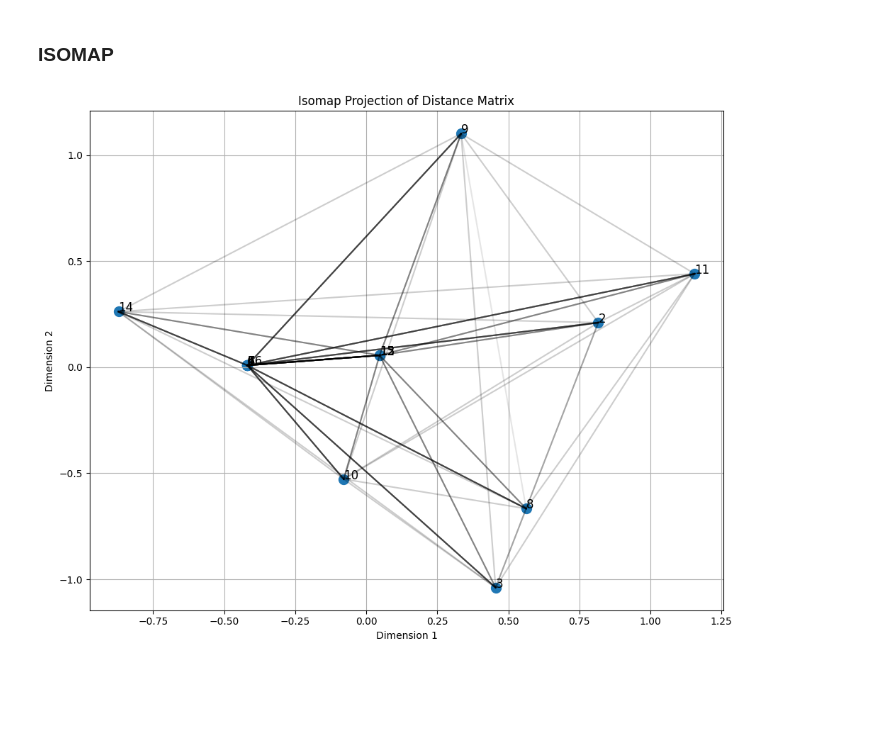
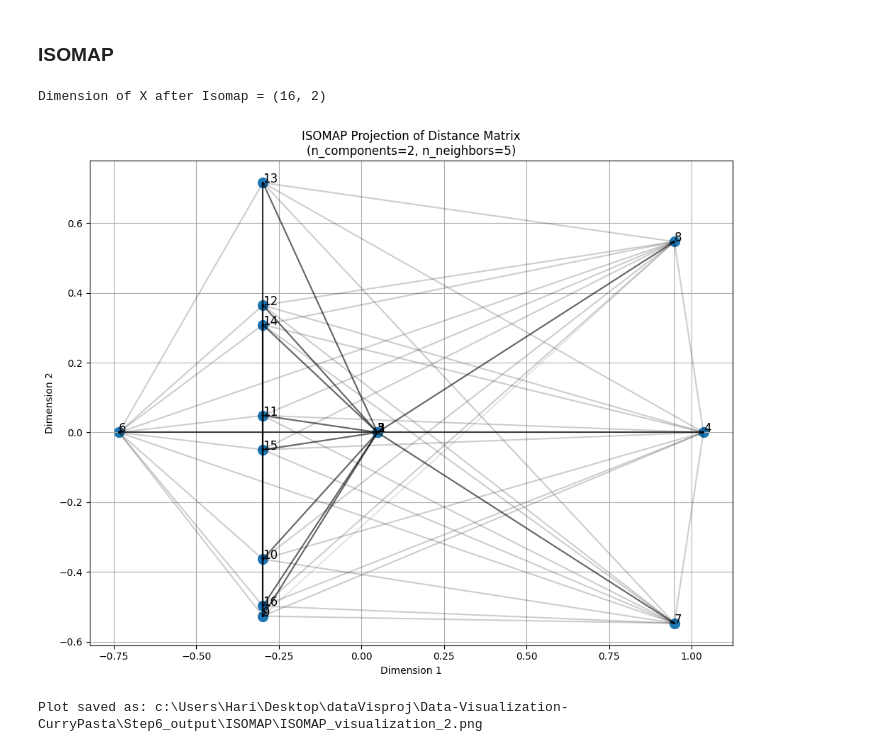
Before and after one commit to Prat2420/Data-Visualization-CurryPasta, a Jupyter notebook: Notebooks/Step_6_v1.ipynb, the cells around one changed output. Drawn from its saved outputs; the diff is of its cells as text; code cells hidden in the pictures; blank space fills up the shorter version.

Commit message:
saving and comparing the output

```diff
--- a/Notebooks/Step_6_v1.ipynb
+++ b/Notebooks/Step_6_v1.ipynb
@@ -475,6 +497,22 @@ plt.show()
 # %% [markdown]
 ### ISOMAP
 # %%
+# Ensure distance matrix is a numpy array
+distance_matrix_np = np.array(distance_matrix)
+
+# Create Isomap object
+isomap = Isomap(
+    n_components=2,          # Reduce to 2 dimensions
+    metric='precomputed',    # Indicate we're using a precomputed distance matrix
+    n_neighbors=5            # Number of neighbors to consider for each point
+)
+
+# Apply Isomap to the distance matrix
+isomap_results = isomap.fit_transform(distance_matrix_np)
+print('Dimension of X after Isomap =', isomap_results.shape)
+
+# Get ISOMAP parameters for the title
+isomap_params = f"n_components={isomap.n_components}, n_neighbors={isomap.n_neighbors}"
 
 # Visualize the results
 plt.figure(figsize=(10, 8))
@@ -483,32 +521,55 @@ plt.scatter(isomap_results[:, 0], isomap_results[:, 1], s=100)
 # add edges
 for edge in edges:
     source, target, _ = edge
     source = source.strip('"')
     target = target.strip('"')
 
     # Get the indices of the source and target nodes
     source_idx = node_ids.index(source)
     target_idx = node_ids.index(target)
 
     # Get the coordinates of the source and target nodes
     source_coords = isomap_results[source_idx]
     target_coords = isomap_results[target_idx]
 
     # Plot the edge
     plt.plot([source_coords[0], target_coords[0]], [source_coords[1], target_coords[1]], 'k-', alpha=0.1)
 
 # Add labels for each point
 for i in range(len(isomap_results)):
     node_label = str(i+1)  # Adjust if you have actual node IDs
     plt.annotate(node_label,
                 (isomap_results[i, 0], isomap_results[i, 1]),
                 fontsize=12)
 
-plt.title('Isomap Projection of Distance Matrix')
+plt.title(f'ISOMAP Projection of Distance Matrix\n({isomap_params})')
 plt.xlabel('Dimension 1')
 plt.ylabel('Dimension 2')
 plt.grid(True)
 plt.tight_layout()
+# Define the output path
+parent_dir = os.path.dirname(os.getcwd())
+mds_output_dir = os.path.join(parent_dir, "Step6_output", "ISOMAP")
+
+# Function to get next available file number
+def get_next_file_number():
+    existing_files = [f for f in os.listdir(mds_output_dir)
+                     if f.startswith('ISOMAP_visualization_') and f.endswith('.png')]
+    if not existing_files:
+        return 1
+    numbers = [int(f.split('_')[2].split('.')[0]) for f in existing_files]
+    return max(numbers) + 1
+
+# Save the plot with incremental number
+file_number = get_next_file_number()
+output_file = os.path.join(mds_output_dir, f"ISOMAP_visualization_{file_number}.png")
+plt.savefig(output_file, dpi=300, bbox_inches='tight')
+
+# Show the plot after saving
 plt.show()
+
+print(f"Plot saved as: {output_file}")
 # %% [output]
+Dimension of X after Isomap = (16, 2)
-[figure, old version]
+[figure, new version]
+Plot saved as: c:\Users\Hari\Desktop\dataVisproj\Data-Visualization-CurryPasta\Step6_output\ISOMAP\ISOMAP_visualization_2.png
```
Also changed, not shown: parts of 11 cells of this notebook.
